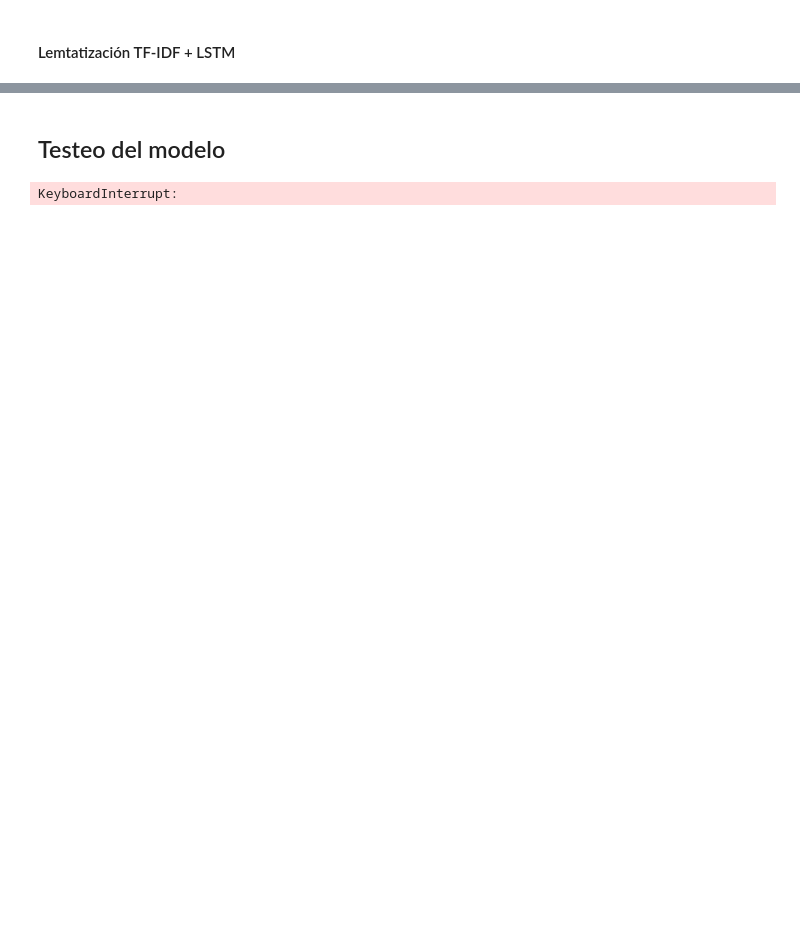
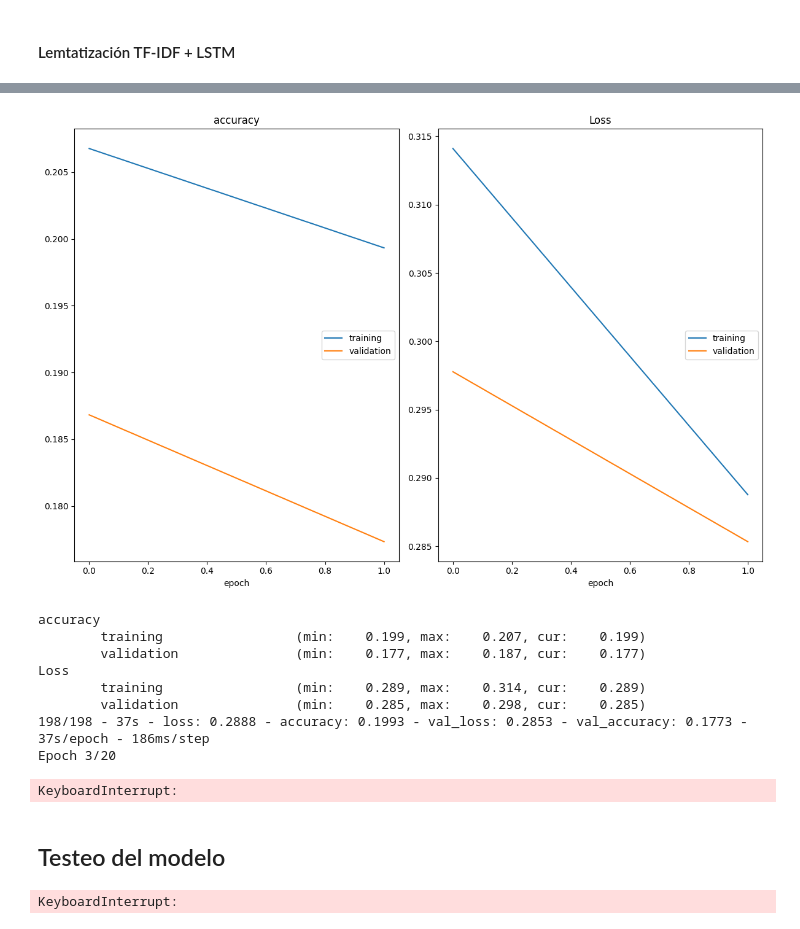
Before and after one commit to diegoalejop/MIAD_NLP_2024, a Jupyter notebook: Semana 7/S7P1_proyecto2.ipynb, the cells around one changed output, grey strips where cells are left out. Cells and saved outputs as stored; diff of their text form; code cells hidden in the pictures; blank space fills up the shorter version.

```diff
--- a/Semana 7/S7P1_proyecto2.ipynb
+++ b/Semana 7/S7P1_proyecto2.ipynb
@@ -321,3 +303,52 @@ FailedPreconditionError: {{function_node __wrapped__CreateSummaryFileWriter_devi
+# %%
+import pandas as pd
+from sklearn.model_selection import train_test_split
+from sklearn.preprocessing import MultiLabelBinarizer
+from keras.preprocessing.text import Tokenizer
+from keras.preprocessing.sequence import pad_sequences
+from keras.models import Sequential
+from keras.layers import Embedding, LSTM, Dense
+from keras.callbacks import EarlyStopping
+
+# Preprocesamiento de texto
+tokenizer = Tokenizer(num_words=5000)
+tokenizer.fit_on_texts(dataTraining['plot_lemmatized'])
+X_sequences = tokenizer.texts_to_sequences(dataTraining['plot_lemmatized'])
+X_padded = pad_sequences(X_sequences, maxlen=100)
+
+# División en conjuntos de entrenamiento y prueba
+X_train, X_test, y_train, y_test = train_test_split(X_padded, y_genres, test_size=0.2, random_state=42)
+
+K.clear_session()
+# Construcción del modelo
+model = Sequential()
+model.add(Embedding(5000, 128, input_length=100))
+model.add(Conv1D(filters=64, kernel_size=3, padding='same', activation='relu'))
+model.add(MaxPooling1D(pool_size=2))
+model.add(Dropout(0.5))  # Dropout del 50%
+model.add(LSTM(128, dropout=0.2, recurrent_dropout=0.2))
+model.add(Dense(y_genres.shape[1], activation='sigmoid'))
+
+model.compile(loss='binary_crossentropy', optimizer='adam', metrics=['accuracy'])
+
+# Entrenamiento del modelo
+early_stopping = EarlyStopping(monitor='val_loss', patience=3, restore_best_weights=True)
+model.fit(X_train, y_train, epochs=20, batch_size=32, validation_data=(X_test, y_test), verbose=2, callbacks=[early_stopping, PlotLossesKeras()])
+
+# Evaluación del modelo
+loss, accuracy = model.evaluate(X_test, y_test)
+print(f'Loss: {loss}, Accuracy: {accuracy}')
+# %% [output]
+[figure, added]
+accuracy
+        training                 (min:    0.199, max:    0.207, cur:    0.199)
+        validation               (min:    0.177, max:    0.187, cur:    0.177)
+Loss
+        training                 (min:    0.289, max:    0.314, cur:    0.289)
+        validation               (min:    0.285, max:    0.298, cur:    0.285)
+198/198 - 37s - loss: 0.2888 - accuracy: 0.1993 - val_loss: 0.2853 - val_accuracy: 0.1773 - 37s/epoch - 186ms/step
+Epoch 3/20
+KeyboardInterrupt:
 # %% [markdown]
 ## Testeo del modelo
 # %%
```
Also changed, not shown: parts of 20 cells of this notebook.
